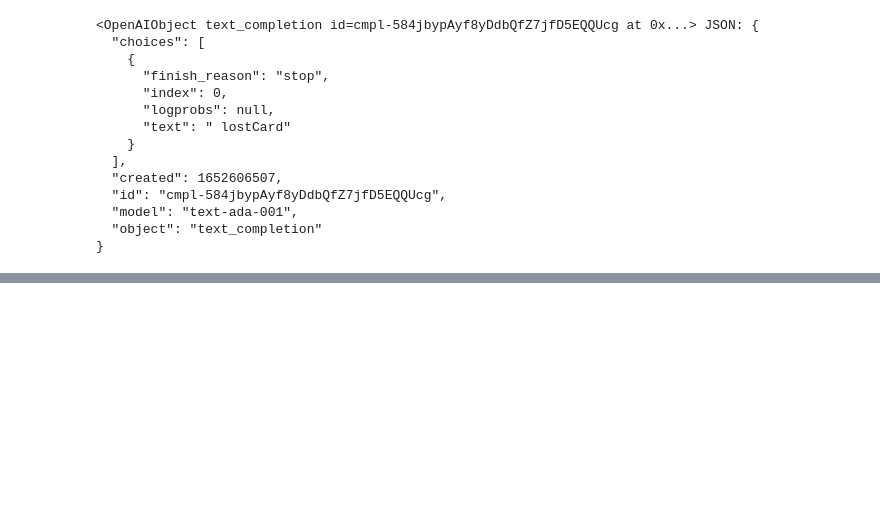
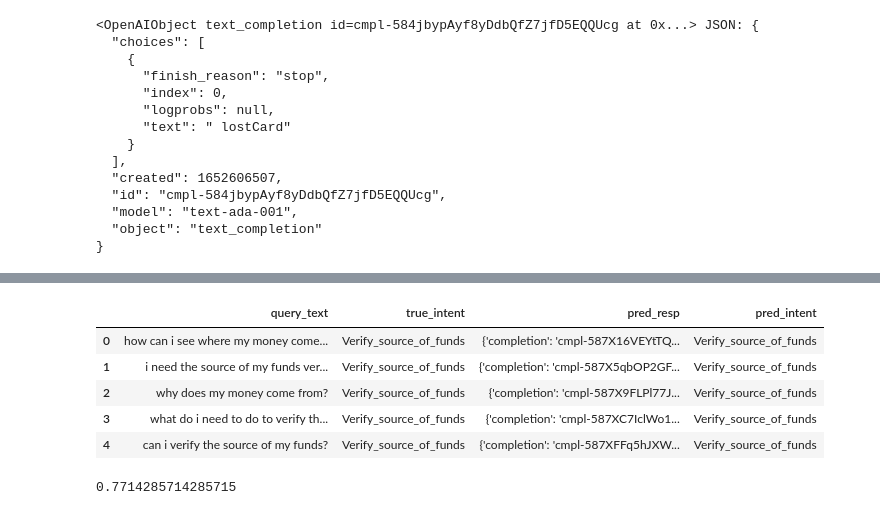
Before and after one commit to nsomabalint/intent-detection, a Jupyter notebook: GPT-3.ipynb, the cells around one changed output, grey strips where cells are left out. Saved outputs shown, nothing was run; the diff lists cells and outputs as text; code cells hidden in the pictures; blank space fills up the shorter version.

```diff
--- a/GPT-3.ipynb
+++ b/GPT-3.ipynb
@@ -42,0 +282,44 @@ response
+# %%
+def classify_full(text):
+    file_id = "file-2KWeai6RUbruXbl2xPF9J3uG"
+
+    result = openai.Classification.create(
+        file=file_id,
+        query=text,
+        search_model="ada",
+        model="curie",
+        max_examples=25
+    )
+
+    return result
+# %%
+prediction_responses = []
+
+for i, rec in tqdm(sub_test_set.iterrows()):
+    text = rec.text
+    orig_intent = rec.intent
+
+    pred_response = classify_full(text)
+    sleep(1.5)
+
+    prediction_responses.append({
+        "query_text": text,
+        "true_intent": orig_intent,
+        "pred_resp": pred_response
+    })
+# %%
+res_df = pd.DataFrame(prediction_responses)
+res_df['true_intent'] = res_df['true_intent'].str.capitalize()
+res_df['pred_intent'] = res_df.pred_resp.apply(lambda x: x['label'])
+res_df.head()
+# %% [output]
+|  | query_text | true_intent | pred_resp | pred_intent |
+| 0 | how can i see where my money come... | Verify_source_of_funds | {'completion': 'cmpl-587X16VEYtTQ... | Verify_source_of_funds |
+| 1 | i need the source of my funds ver... | Verify_source_of_funds | {'completion': 'cmpl-587X5qbOP2GF... | Verify_source_of_funds |
+| 2 | why does my money come from? | Verify_source_of_funds | {'completion': 'cmpl-587X9FLPl77J... | Verify_source_of_funds |
+| 3 | what do i need to do to verify th... | Verify_source_of_funds | {'completion': 'cmpl-587XC7IclWo1... | Verify_source_of_funds |
+| 4 | can i verify the source of my funds? | Verify_source_of_funds | {'completion': 'cmpl-587XFFq5hJXW... | Verify_source_of_funds |
+# %%
+accuracy_score(res_df['true_intent'].tolist(), res_df['pred_intent'].tolist())
+# %% [output]
+0.7714285714285715
```
Also changed, not shown: parts of 88 cells of this notebook, 8 other files.
